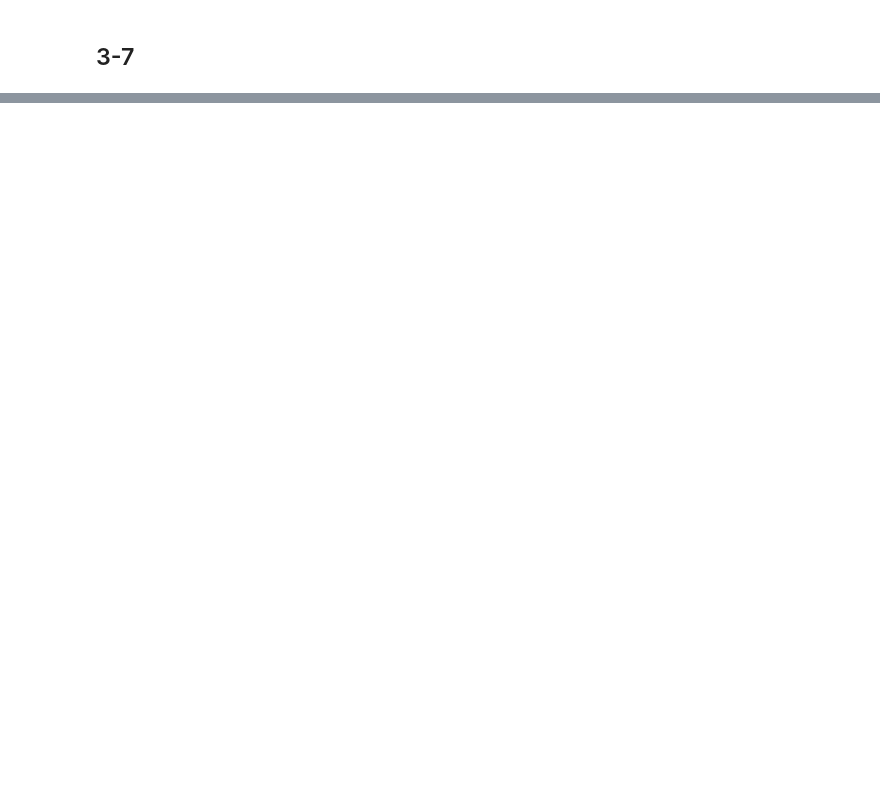
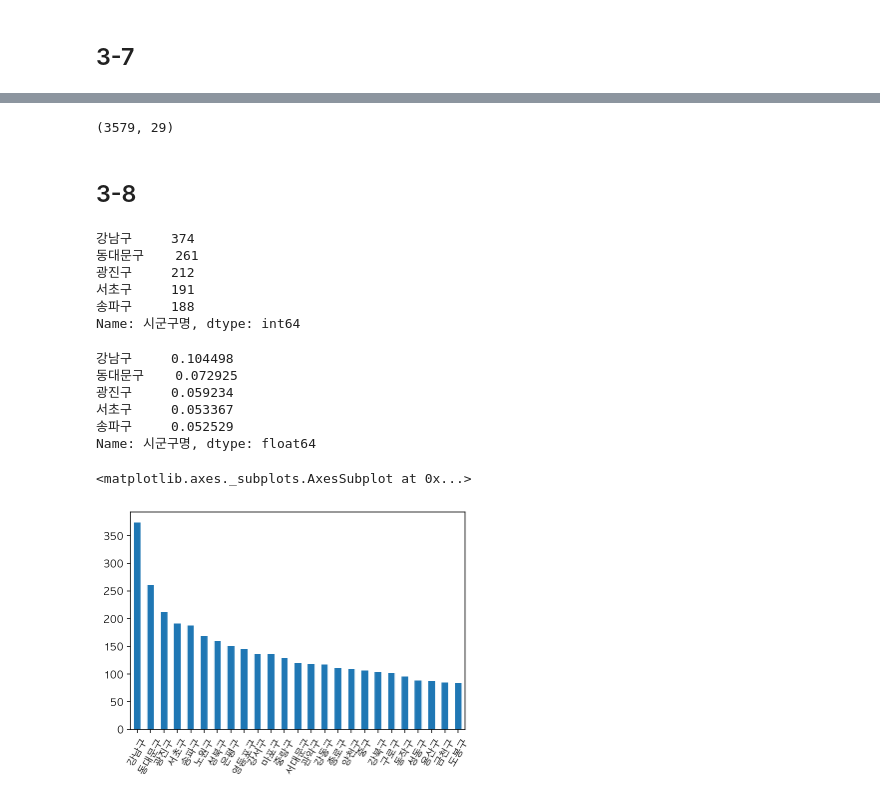
Before and after one commit to solyrion/Numpy, a Jupyter notebook: boostcourse/boostcourse_lecture/boostcourse_study_3.ipynb, the cells around one changed output, grey strips where cells are left out. Cells and saved outputs as stored; diff of their text form; code cells hidden in the pictures; blank space fills up the shorter version.

```diff
--- a/boostcourse/boostcourse_lecture/boostcourse_study_3.ipynb
+++ b/boostcourse/boostcourse_lecture/boostcourse_study_3.ipynb
@@ -390,0 +470,36 @@ c.plot.barh(figsize = (7, 8), grid = True)
+# %%
+# 여러 조건으로 색인
+
+df_seoul_drug = df[(df['상권업종소분류명'] == '약국') & (df['시도명'] == '서울특별시')]
+df_seoul_drug.shape
+# %% [output]
+(3579, 29)
+# %% [markdown]
+## 3-8
+# %%
+# 시군구명으로 그룹화
+
+c = df_seoul_drug['시군구명'].value_counts()
+c.head()
+# %% [output]
+강남구     374
+동대문구    261
+광진구     212
+서초구     191
+송파구     188
+Name: 시군구명, dtype: int64
+# %%
+n = df_seoul_drug['시군구명'].value_counts(normalize = True)
+n.head()
+# %% [output]
+강남구     0.104498
+동대문구    0.072925
+광진구     0.059234
+서초구     0.053367
+송파구     0.052529
+Name: 시군구명, dtype: float64
+# %%
+c.plot.bar(rot = 60)
+# %% [output]
+<matplotlib.axes._subplots.AxesSubplot at 0x...>
+[figure, added]
```
Also changed, not shown: parts of 32 cells of this notebook, 1 other file.
